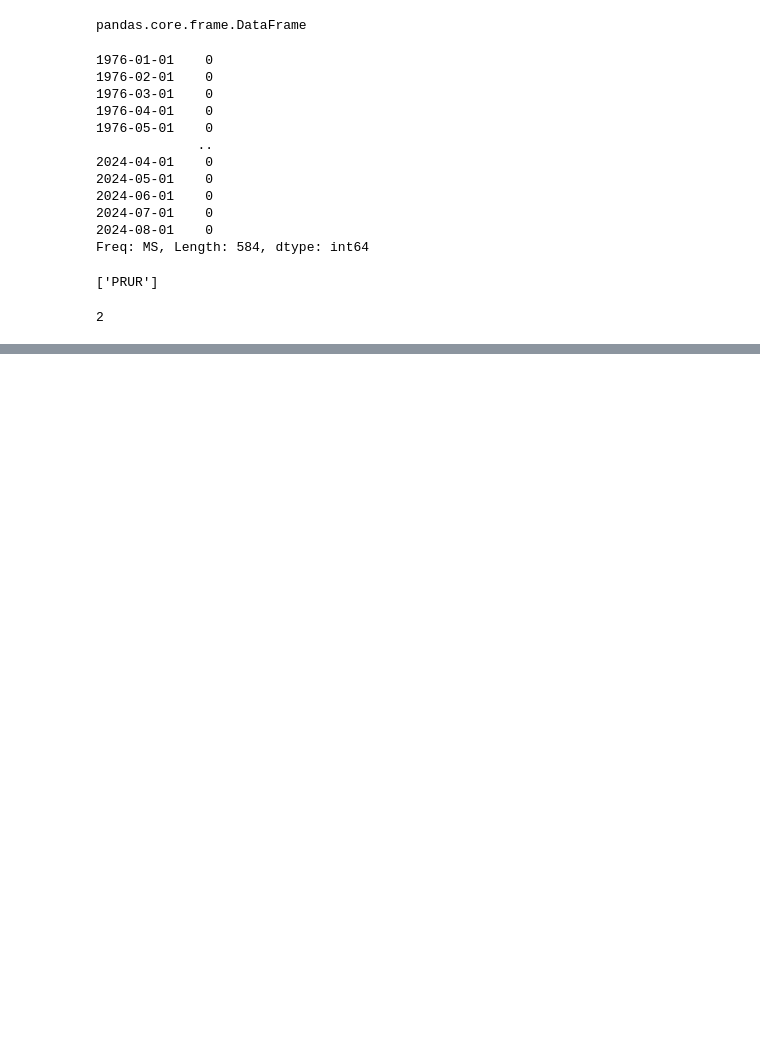
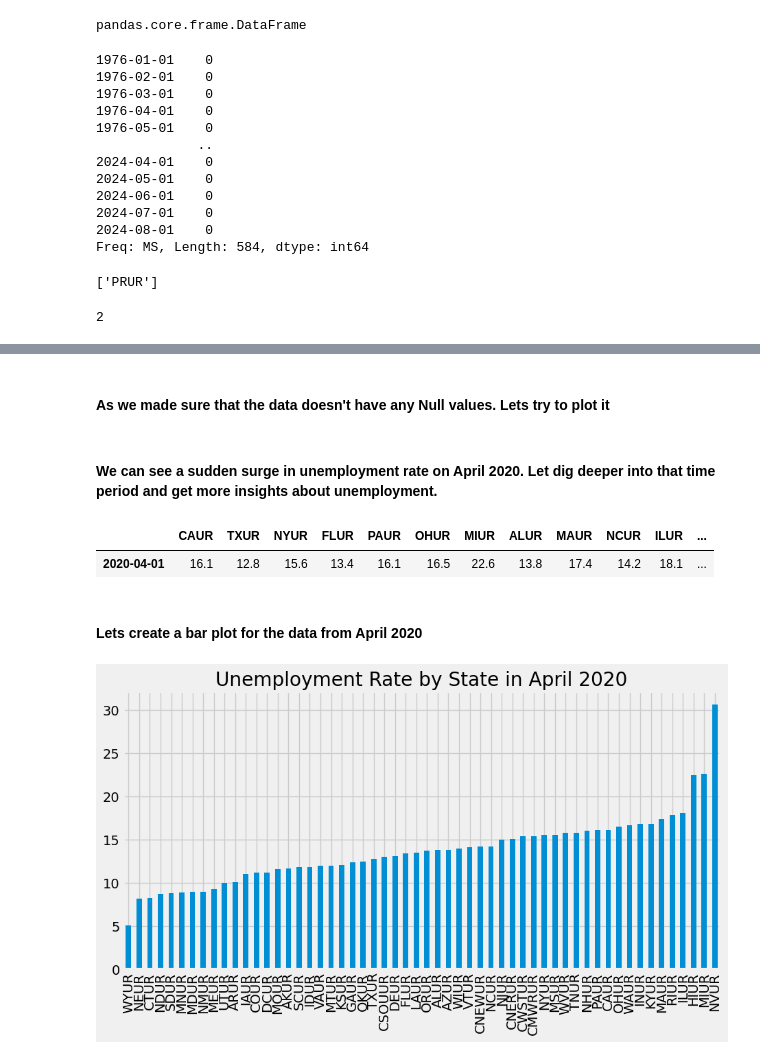
Before and after one commit to Shubham91999/Economic_Data_Analysis, a Jupyter notebook: EDA_Economic.ipynb, the cells around one changed output, grey strips where cells are left out. Cells and saved outputs as stored; diff of their text form; code cells hidden in the pictures; blank space fills up the shorter version.

Commit message:
Plotted bar chart for Unemployment in April 2020

```diff
--- a/EDA_Economic.ipynb
+++ b/EDA_Economic.ipynb
@@ -318,3 +318,5 @@ columns_with_nan
 unemp_states['PRUR'].isnull().sum()
 # %% [output]
 2
+# %%
+unemp_states = unemp_states.drop('PRUR', axis=1)
@@ -320,0 +327,2 @@ unemp_states['PRUR'].isnull().sum()
+# %% [markdown]
+#### As we made sure that the data doesn't have any Null values. Lets try to plot it
@@ -320,0 +336,20 @@ unemp_states['PRUR'].isnull().sum()
+# %% [markdown]
+#### We can see a sudden surge in unemployment rate on April 2020. Let dig deeper into that time period and get more insights about unemployment.
+# %%
+unemp_states.loc[unemp_states.index == '2020-04-01']
+# %% [output]
+|  | CAUR | TXUR | NYUR | FLUR | PAUR | OHUR | MIUR | ALUR | MAUR | NCUR | ILUR | ... |
+| 2020-04-01 | 16.1 | 12.8 | 15.6 | 13.4 | 16.1 | 16.5 | 22.6 | 13.8 | 17.4 | 14.2 | 18.1 | ... |
+# %% [markdown]
+#### Lets create a bar plot for the data from April 2020
+# %%
+#Transforming data
+unemp_april = unemp_states.loc[unemp_states.index == '2020-04-01'].T \
+    .sort_values('2020-04-01') \
+    .plot(kind='bar', figsize=(10, 5), title='Unemployment Rate by State in April 2020')
+unemp_april.legend().remove()
+plt.savefig(base_dir+'Umeployment_April2020.png')
+
+plt.show()
+# %% [output]
+[figure, added]
```
Also changed, not shown: parts of 9 cells of this notebook, 3 other files.
